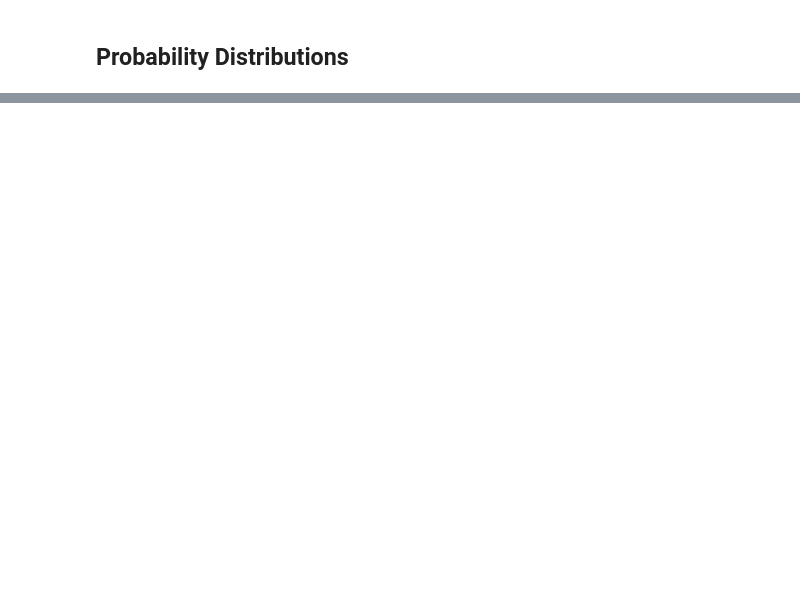
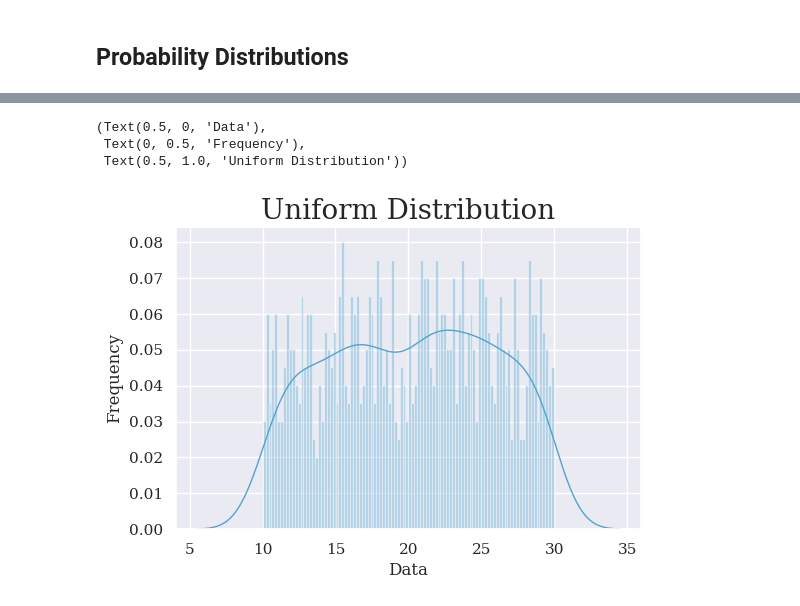
Before and after one commit to prateep03/Python-Tutorial, a Jupyter notebook: notebooks/scipy-stats-example.ipynb, the cells around one changed output, grey strips where cells are left out. Cells and saved outputs as stored; diff of their text form; code cells hidden in the pictures; blank space fills up the shorter version.

```diff
--- a/notebooks/scipy-stats-example.ipynb
+++ b/notebooks/scipy-stats-example.ipynb
@@ -298,0 +308,6 @@ array([[-2.,  1.],
+# %%
+# Setup plot styles.
+plt.rcParams['figure.dpi'] = 100
+plt.rcParams['lines.linewidth'] = 1
+plt.rcParams['axes.axisbelow'] = True
+plt.rcParams['axes.titlesize'] = 20
@@ -298,0 +329,15 @@ array([[-2.,  1.],
+# %%
+# Generate random numbers from uniform distribution
+n = 1000
+start = 10 # a = start
+scale = 20 # b = start + scale
+
+data = uniform.rvs(size=n, loc=start, scale=scale)
+# %%
+ax = sns.distplot(data, bins=100, kde=True)
+ax.set_xlabel('Data'), ax.set_ylabel('Frequency'), ax.set_title('Uniform Distribution')
+# %% [output]
+(Text(0.5, 0, 'Data'),
+ Text(0, 0.5, 'Frequency'),
+ Text(0.5, 1.0, 'Uniform Distribution'))
+[figure, added]
```
Also changed, not shown: parts of 38 cells of this notebook.
